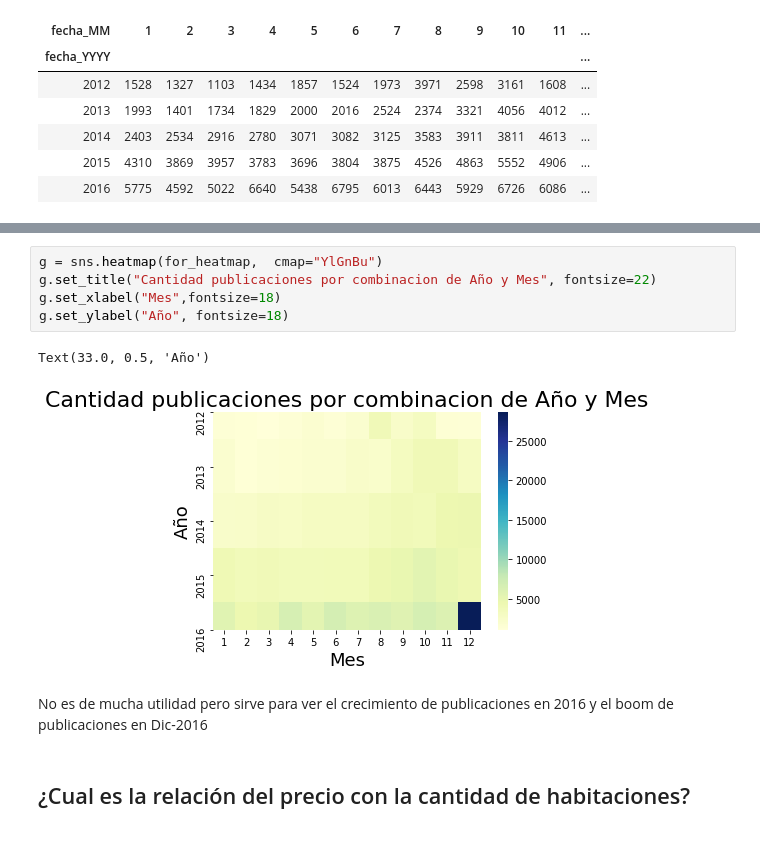
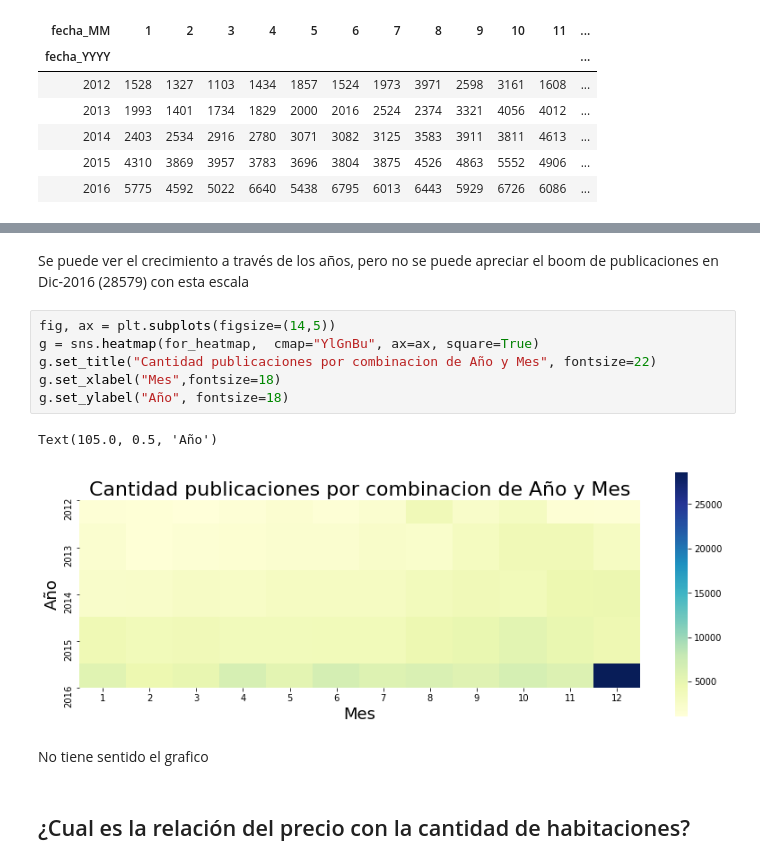
Before and after one commit to cessar5/7506_20192C, a Jupyter notebook: tp1-v2.ipynb, the cells around one changed output, grey strips where cells are left out. Cells and saved outputs as stored; diff of their text form.

```diff
--- a/tp1-v2.ipynb
+++ b/tp1-v2.ipynb
@@ -400,13 +409,16 @@ for_heatmap
+# %% [markdown]
+Se puede ver el crecimiento a través de los años, pero no se puede apreciar el boom de publicaciones en Dic-2016 (28579) con esta escala
 # %%
-g = sns.heatmap(for_heatmap,  cmap="YlGnBu")
+fig, ax = plt.subplots(figsize=(14,5))
+g = sns.heatmap(for_heatmap,  cmap="YlGnBu", ax=ax, square=True)
 g.set_title("Cantidad publicaciones por combinacion de Año y Mes", fontsize=22)
 g.set_xlabel("Mes",fontsize=18)
 g.set_ylabel("Año", fontsize=18)
 # %% [output]
-Text(33.0, 0.5, 'Año')
+Text(105.0, 0.5, 'Año')
-[figure, old version]
+[figure, new version]
-# %% [markdown]
-No es de mucha utilidad pero sirve para ver el crecimiento de publicaciones en 2016 y el boom de publicaciones en Dic-2016
+# %% [markdown]
+No tiene sentido el grafico
 # %% [markdown]
 ## ¿Cual es la relación del precio con la cantidad de habitaciones?
 # %%
```
Also changed, not shown: parts of 15 cells of this notebook, 1 other file.
